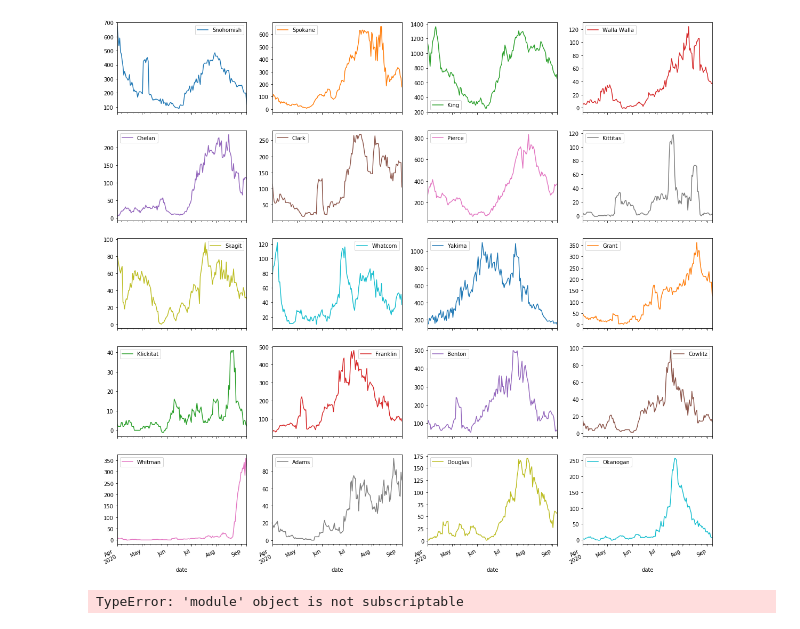
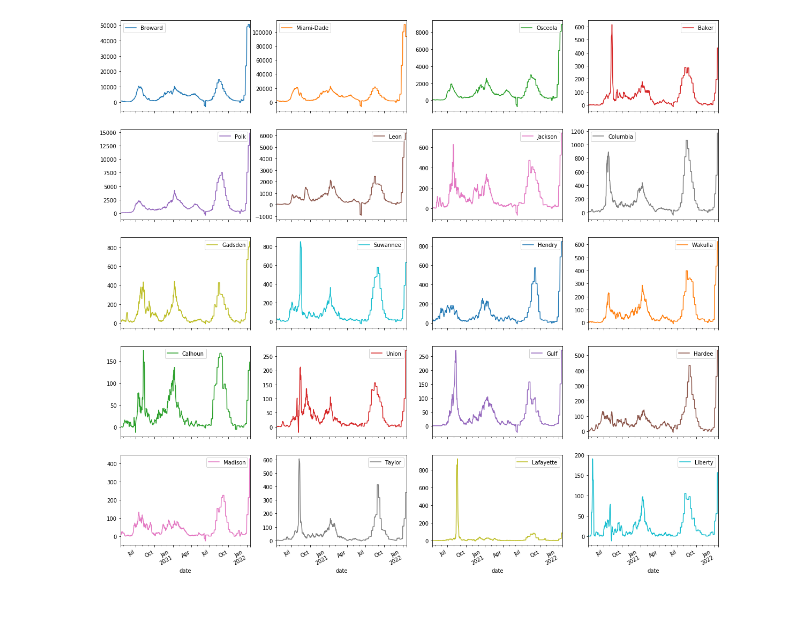
Before and after one commit to dviabhav/NYTCovidData, a Jupyter notebook: Covid19 file.ipynb, the cells around one changed output. Drawn from its saved outputs; the diff is of its cells as text; code cells hidden in the pictures.

Commit message:
Updates to deal with county data
Changes to county data format

```diff
--- a/Covid19 file.ipynb
+++ b/Covid19 file.ipynb
@@ -280,18 +256,14 @@ raw_Global
 # %%
-state = 'Washington'
+state = 'Florida'
 cal = pd.DataFrame(wk_cases_county[state])
 #select_top( wk_cases_county['California'], sum_list = 1, top = 10 )
 worst_cases = select_top( cases_cty_thou[state], sum_list = 1, top = 20 )
 
 top_10 = pd.DataFrame()
 for cnty in worst_cases:
     top_10[cnty] = wk_cases_county[state][cnty].dropna()
 top_10.dropna(inplace = True)
 top_10.plot( subplots = True, layout = (5, 4), figsize = (20,20), sharex = True )
 plt.show()
 # %% [output]
-[figure, old version]
+[figure, new version]
-# %%
-raw_G = data[['location', 'total_cases', 'total_deaths', 'new_tests', 'total_tests', 'total_cases_per_million', 'total_deaths_per_million', 'total_tests_per_thousand' ]]
-# %% [output]
-TypeError: 'module' object is not subscriptable
```
Also changed, not shown: parts of 14 cells of this notebook, 1 other file.
